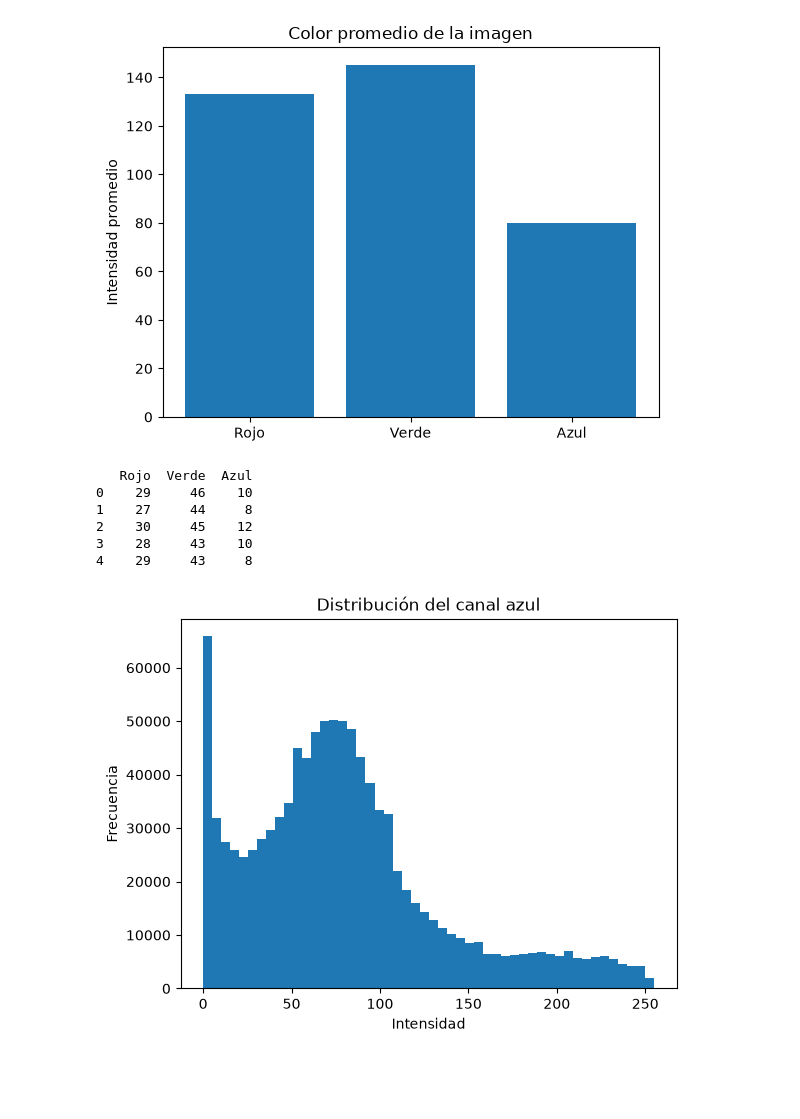
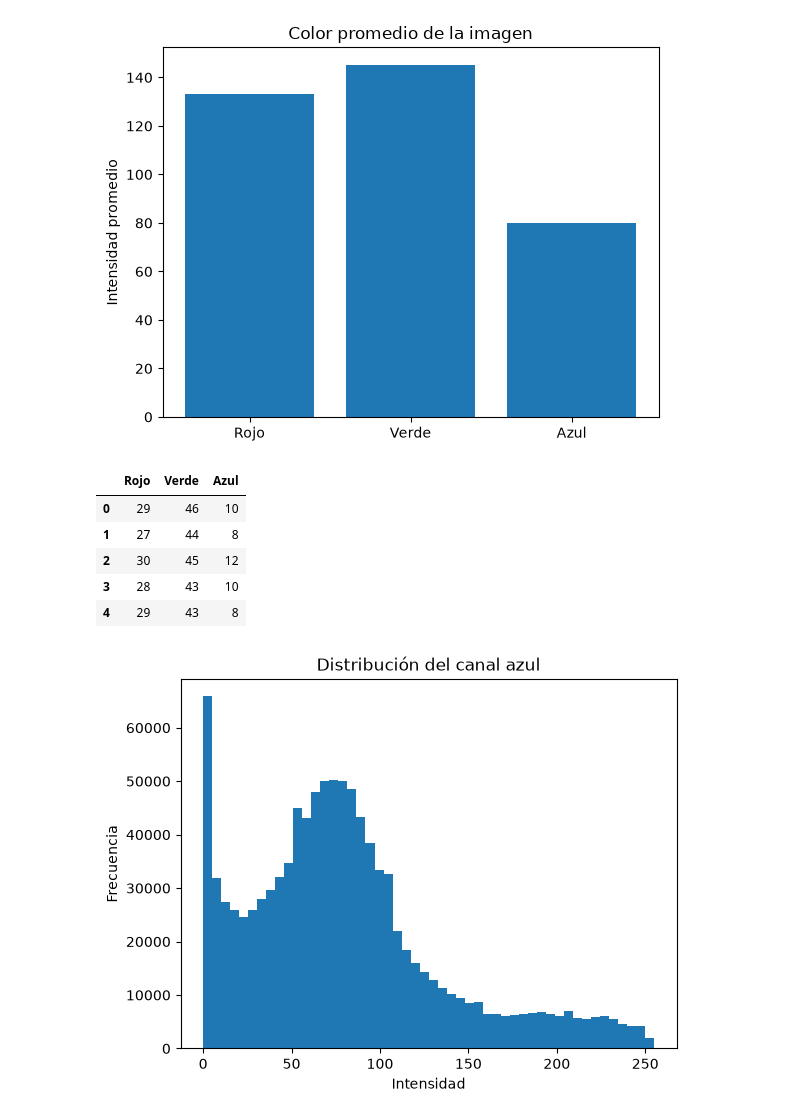
Before and after one commit to AxelGabrielhybridge/numpy, a Jupyter notebook: 2_ejercicios.ipynb, the cells around one changed output. Cells and saved outputs as stored; diff of their text form; code cells hidden in the pictures; blank space fills up the shorter version.

```diff
--- a/2_ejercicios.ipynb
+++ b/2_ejercicios.ipynb
@@ -70,6 +97,14 @@ media_azul = img[:, :, 2].mean()
 print("Rojo:", media_rojo)
 print("Verde:", media_verde)
 print("Azul:", media_azul)
+
+# Reducir los ejes de alto y ancho debe dar las mismas tres medias.
+medias_por_canal = img.mean(axis=(0, 1))
+np.testing.assert_allclose(
+    [media_rojo, media_verde, media_azul], medias_por_canal
+)
+canal_mayor_media = ["Rojo", "Verde", "Azul"][np.argmax(medias_por_canal)]
+print("Canal con mayor intensidad promedio:", canal_mayor_media)
 # %% [output]
 Rojo: 133.204363822937
 Verde: 145.15760898590088
@@ -87,21 +123,27 @@ plt.show()
 # %%
 import pandas as pd
 
 datos = img.reshape(-1, 3)
 
 df = pd.DataFrame(
     datos,
     columns=["Rojo", "Verde", "Azul"]
 )
 
-print(df.head())
+# Una fila por píxel; reshape conserva el orden de filas y columnas.
+assert df.shape == (img.shape[0] * img.shape[1], 3)
+np.testing.assert_array_equal(
+    df.iloc[10 * img.shape[1] + 10].to_numpy(), img[10, 10]
+)
+np.testing.assert_allclose(df.mean().to_numpy(), medias_por_canal)
+df.head()
 # %% [output]
-   Rojo  Verde  Azul
-0    29     46    10
-1    27     44     8
-2    30     45    12
-3    28     43    10
-4    29     43     8
+|  | Rojo | Verde | Azul |
+| 0 | 29 | 46 | 10 |
+| 1 | 27 | 44 | 8 |
+| 2 | 30 | 45 | 12 |
+| 3 | 28 | 43 | 10 |
+| 4 | 29 | 43 | 8 |
 # %%
 plt.hist(img[:,:,2].ravel(), bins=50)
 plt.title("Distribución del canal azul")
```
Also changed, not shown: parts of 6 cells of this notebook, 4 other files.
